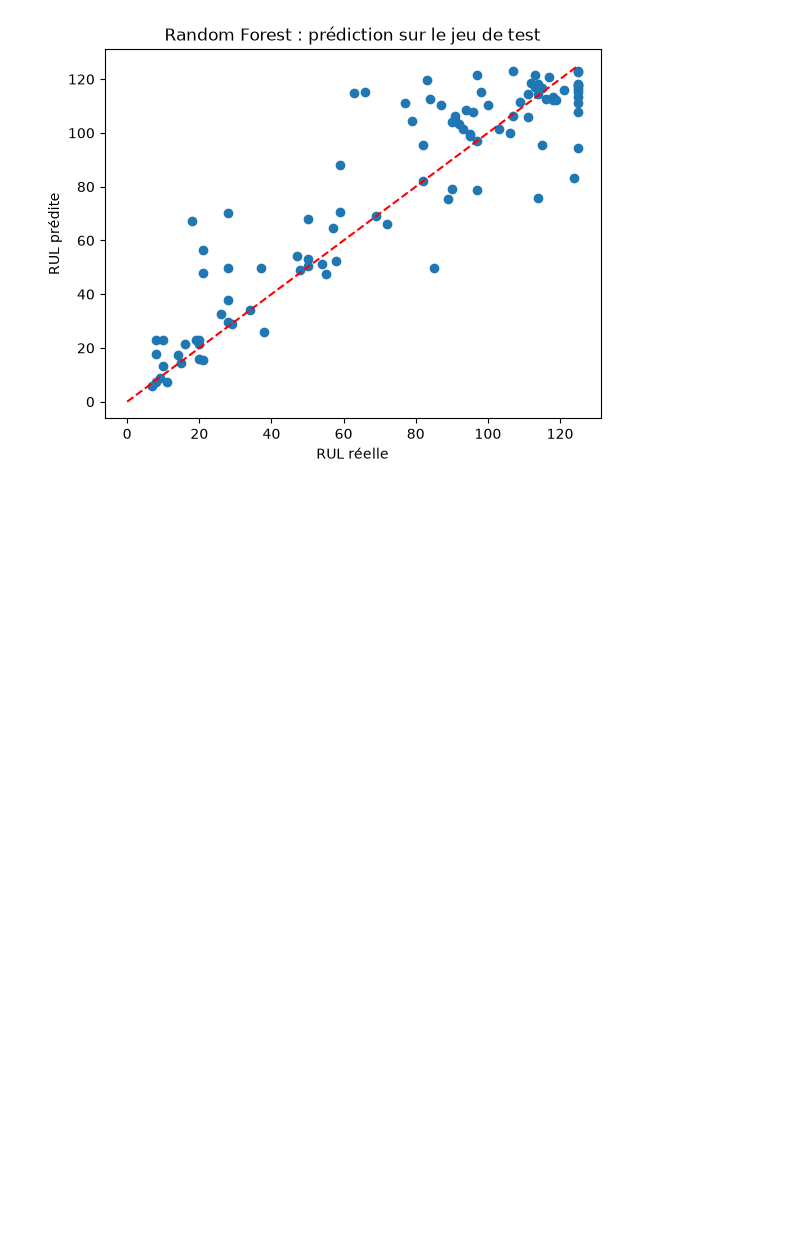
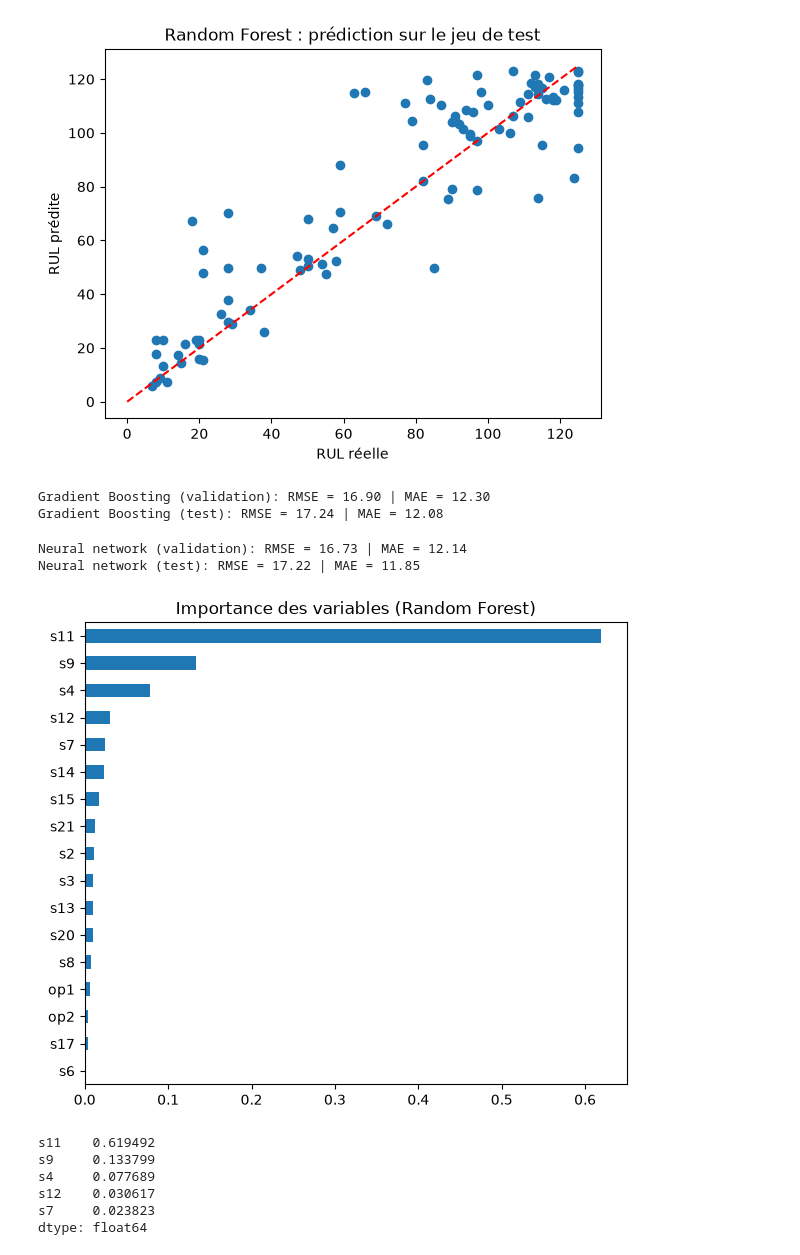
Before and after one commit to rynzem/rul-prediction, a Jupyter notebook: 03_baseline.ipynb, the cells around one changed output. Drawn from its saved outputs; the diff is of its cells as text; code cells hidden in the pictures; blank space fills up the shorter version.

```diff
--- a/03_baseline.ipynb
+++ b/03_baseline.ipynb
@@ -79,3 +79,42 @@ plt.title("Random Forest : prédiction sur le jeu de test")
 plt.show()
 # %% [output]
 [figure]
+# %%
+from sklearn.ensemble import HistGradientBoostingRegressor
+
+gb = HistGradientBoostingRegressor(max_iter=300, learning_rate=0.05, random_state=42)
+gb.fit(X_tr, y_tr)
+evaluate(gb, X_val, y_val, "Gradient Boosting (validation)")
+evaluate(gb, X_test, y_test, "Gradient Boosting (test)")
+# %% [output]
+Gradient Boosting (validation): RMSE = 16.90 | MAE = 12.30
+Gradient Boosting (test): RMSE = 17.24 | MAE = 12.08
+# %%
+from sklearn.neural_network import MLPRegressor
+
+nn = MLPRegressor(hidden_layer_sizes=(64, 32), activation="relu",
+                  early_stopping=True, validation_fraction=0.1,
+                  max_iter=300, random_state=42)
+nn.fit(X_tr, y_tr)
+evaluate(nn, X_val, y_val, "Neural network (validation)")
+evaluate(nn, X_test, y_test, "Neural network (test)")
+# %% [output]
+Neural network (validation): RMSE = 16.73 | MAE = 12.14
+Neural network (test): RMSE = 17.22 | MAE = 11.85
+# %%
+import pandas as pd
+import matplotlib.pyplot as plt
+
+imp = pd.Series(rf.feature_importances_, index=useful).sort_values()
+imp.plot(kind="barh", figsize=(7, 6))
+plt.title("Importance des variables (Random Forest)")
+plt.show()
+print(imp.sort_values(ascending=False).head(5))
+# %% [output]
+[figure, added]
+s11    0.619492
+s9     0.133799
+s4     0.077689
+s12    0.030617
+s7     0.023823
+dtype: float64
```
Also changed, not shown: 1 other file.
